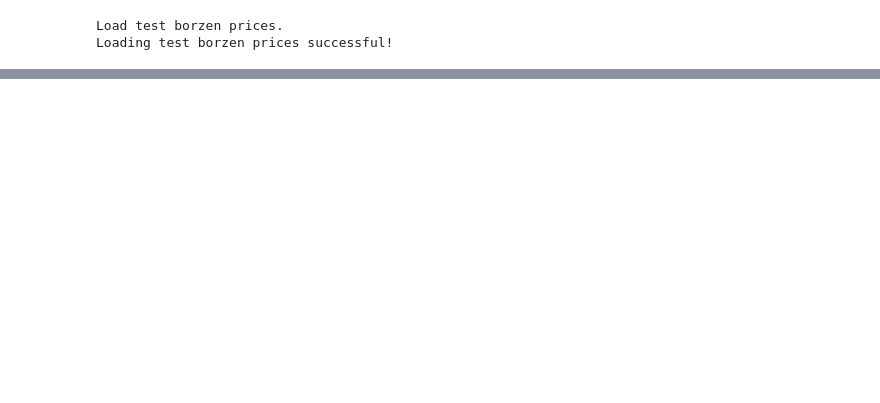
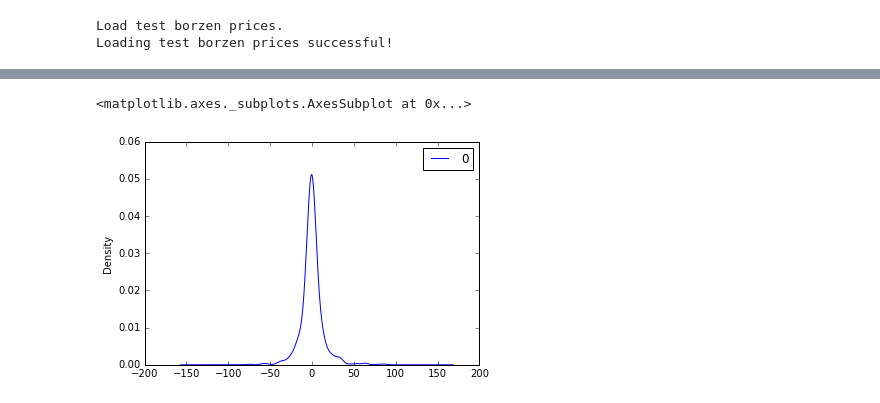
Before and after one commit to DeanZeng/Power-Price-Prediction, a Jupyter notebook: src/Main.ipynb, the cells around one changed output, grey strips where cells are left out. Saved outputs shown, nothing was run; the diff lists cells and outputs as text; code cells hidden in the pictures; blank space fills up the shorter version.

```diff
--- a/src/Main.ipynb
+++ b/src/Main.ipynb
@@ -228,0 +268,5 @@ array([  53.  ,   52.  ,   51.  ,   47.27,   45.49,   17.67,   11.1 ,
+# %%
+residuals.plot(kind='kde')
+# %% [output]
+<matplotlib.axes._subplots.AxesSubplot at 0x...>
+[figure, added]
```
Also changed, not shown: parts of 13 cells of this notebook, 1 other file.
